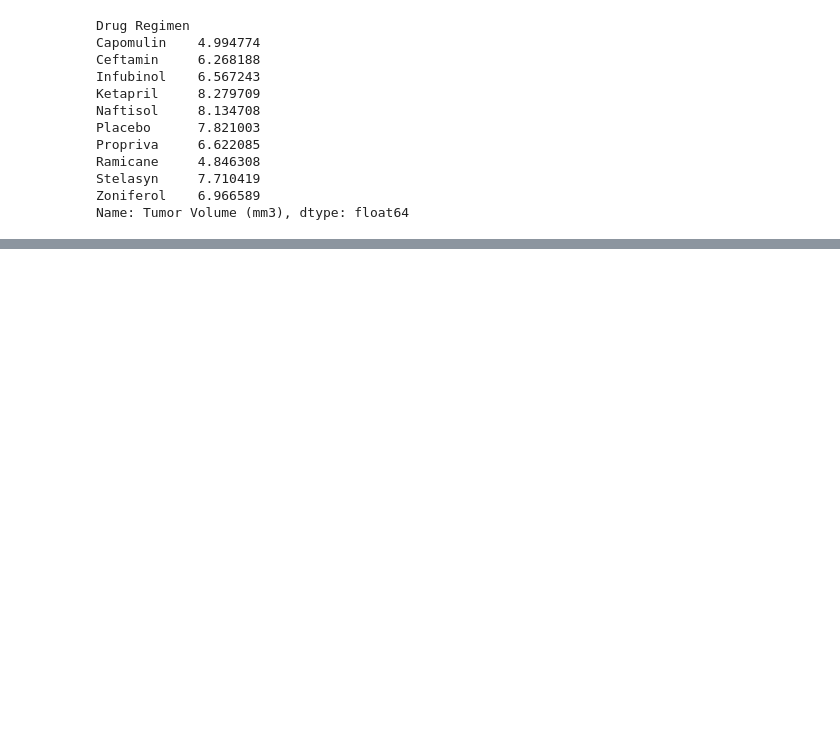
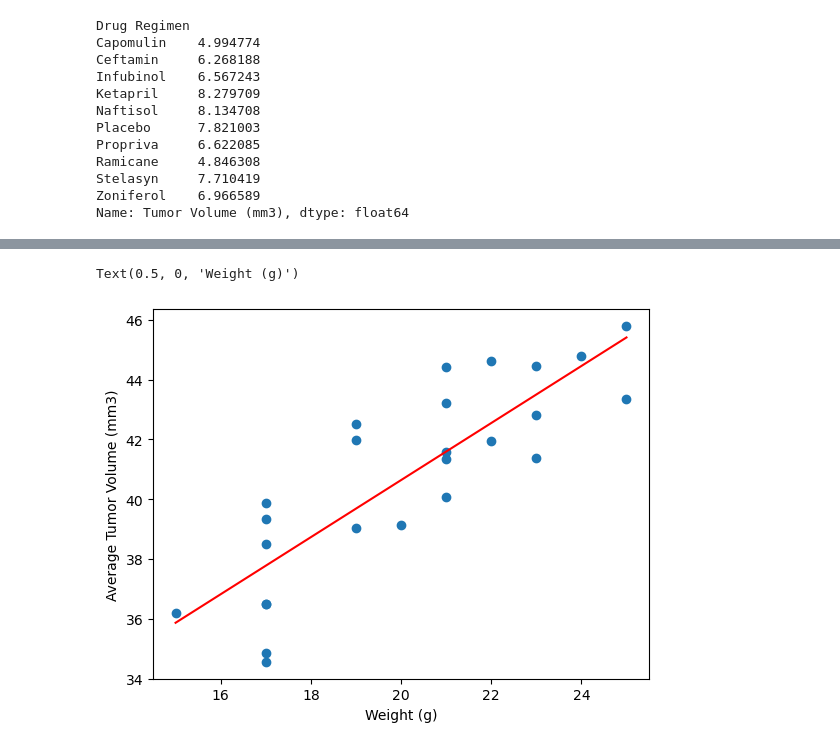
Before and after one commit to Smiyengi/pymaceuticals-challenge, a Jupyter notebook: assignment1.ipynb, the cells around one changed output, grey strips where cells are left out. Drawn from its saved outputs; the diff is of its cells as text; code cells hidden in the pictures; blank space fills up the shorter version.

Commit message:
linear regression

```diff
--- a/assignment1.ipynb
+++ b/assignment1.ipynb
@@ -399,0 +406,11 @@ del(this_mouse_record)
+# %%
+fig, ax = plt.subplots()   # Idea from https://python-graph-gallery.com/scatterplot-with-regression-fit-in-matplotlib/
+ax.scatter(plot_data_df['Weight (g)'], plot_data_df['Tumor Volume (mm3)'],)
+b, a = np.polyfit(plot_data_df['Weight (g)'], plot_data_df['Tumor Volume (mm3)'], deg=1)
+xseq = np.linspace(plot_data_df['Weight (g)'].min(), plot_data_df['Weight (g)'].max())
+ax.plot(xseq, a + b * xseq, color="red", lw=1.5,);
+ax.set_ylabel('Average Tumor Volume (mm3)')
+ax.set_xlabel('Weight (g)')
+# %% [output]
+Text(0.5, 0, 'Weight (g)')
+[figure, added]
```
Also changed, not shown: parts of 33 cells of this notebook.
